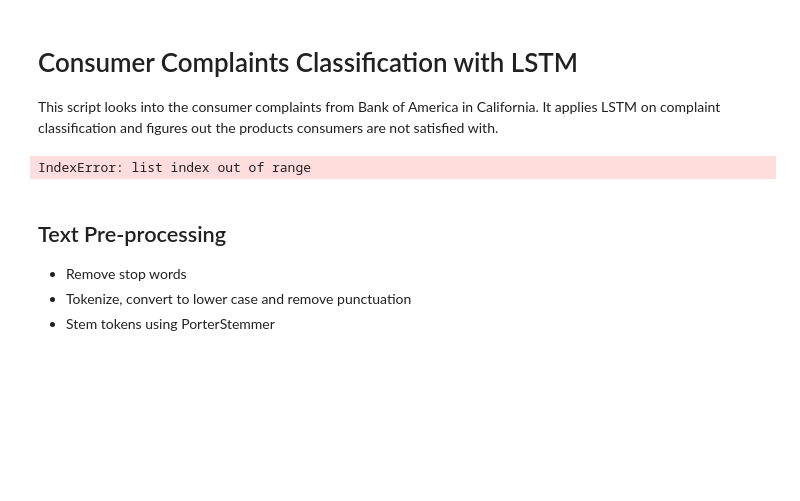
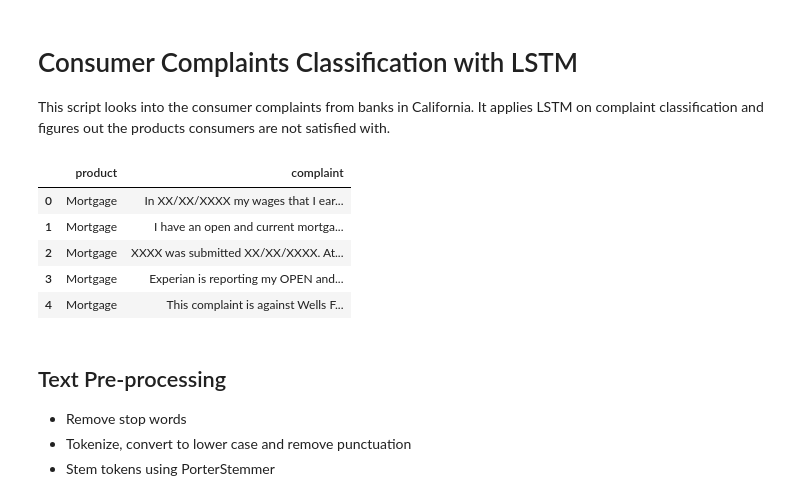
Before and after one commit to yinhan1/Kaggle_Python, a Jupyter notebook: consumer complaints/consumer complaints.ipynb, the cells around one changed output. Cells and saved outputs as stored; diff of their text form; code cells hidden in the pictures; blank space fills up the shorter version.

```diff
--- a/consumer complaints/consumer complaints.ipynb
+++ b/consumer complaints/consumer complaints.ipynb
@@ -1,29 +1,39 @@
 # %% [markdown]
 # Consumer Complaints Classification with LSTM
 
-This script looks into the consumer complaints from Bank of America in California. It applies LSTM on complaint classification and figures out the products consumers are not satisfied with.
+This script looks into the consumer complaints from banks in California. It applies LSTM on complaint classification and figures out the products consumers are not satisfied with.
 # %%
 import pandas as pd
 
 OUTPUT_FOLDER = os.getcwd() + '/output/'
 
-data = pd.read_excel('consumer_complaints_CA.xlsx')
+data = pd.read_excel('ca_data.xlsx')
 df = (pd.DataFrame(data, columns = ['product','consumer_complaint_narrative'])
         .dropna()
         .set_axis(['product', 'complaint'], axis = 1, inplace = False)
         .reset_index(drop = True))
 
 ## regroup product labels
 df['product'] = df['product'].replace({
-    'Consumer Loan': 'Consumer loan',
-    'Payday loan': 'Consumer loan',
-    'Student loan': 'Consumer loan',
-    'Prepaid card': 'Bank account or service'
+    'Consumer Loan': 'Others',
+    'Payday loan': 'Others',
+    'Student loan': 'Others',
+    'Prepaid card': 'Bank account or service',
+    'Money transfers': 'Others',
+    'Other financial service': 'Others',
+    'Credit card': 'Credit card & credit reporting',
+    'Credit reporting': 'Credit card & credit reporting',
+    'Bank account and service': 'Others'
 })
 
 df.head()
 # %% [output]
-IndexError: list index out of range
+|  | product | complaint |
+| 0 | Mortgage | In XX/XX/XXXX my wages that I ear... |
+| 1 | Mortgage | I have an open and current mortga... |
+| 2 | Mortgage | XXXX was submitted XX/XX/XXXX. At... |
+| 3 | Mortgage | Experian is reporting my OPEN and... |
+| 4 | Mortgage | This complaint is against Wells F... |
 # %% [markdown]
 ## Text Pre-processing
 
```
Also changed, not shown: parts of 11 cells of this notebook, 1 other file.
